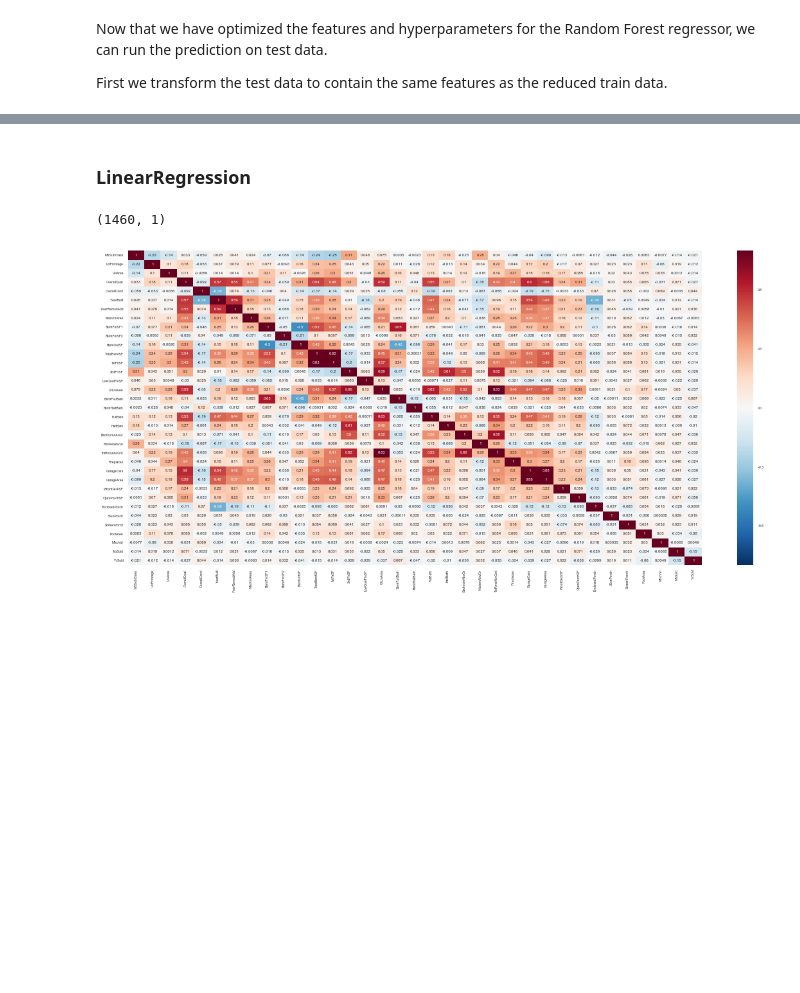
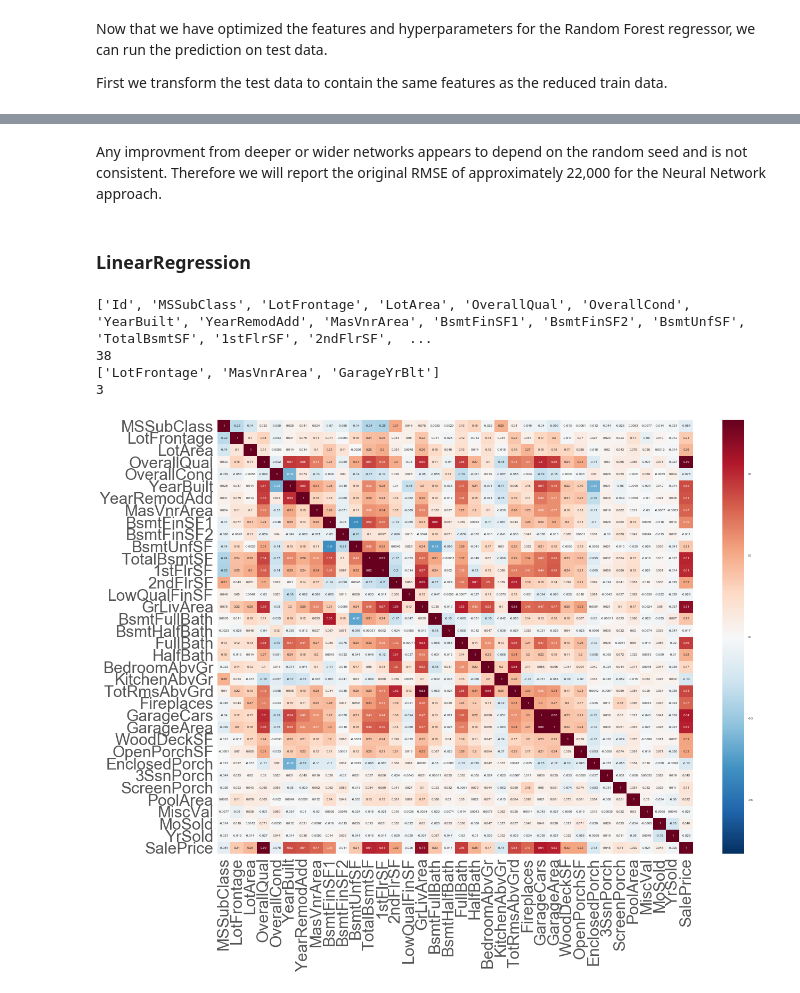
Before and after one commit to saurav-datta/house-prices, a Jupyter notebook: House Prices Prediction.ipynb, the cells around one changed output, grey strips where cells are left out. Saved outputs shown, nothing was run; the diff lists cells and outputs as text; code cells hidden in the pictures; blank space fills up the shorter version.

```diff
--- a/House Prices Prediction.ipynb
+++ b/House Prices Prediction.ipynb
@@ -1175,0 +1613,15 @@ RandomForest RMSE:  32514.4918846
+# %%
+# Let's plot it to better vizualize
+
+matplotlib.rc('xtick', labelsize=30)
+matplotlib.rc('ytick', labelsize=30)
+
+fig, ax = plt.subplots(figsize=(50, 40))
+
+plt.style.use('ggplot')
+plt.plot(predictions.values, reality.values, 'ro')
+plt.xlabel('Predictions', fontsize = 30)
+plt.ylabel('Reality', fontsize = 30)
+plt.title('Predictions x Reality on dataset Test', fontsize = 30)
+ax.plot([reality.min(), reality.max()], [reality.min(), reality.max()], 'k--', lw=4)
+plt.show()
@@ -1176,2 +1702,4 @@ RandomForest RMSE:  32514.4918846
+# %% [markdown]
+Any improvment from deeper or wider networks appears to depend on the random seed and is not consistent. Therefore we will report the original RMSE of approximately 22,000 for the Neural Network approach.
 # %% [markdown]
 ### LinearRegression
@@ -1180,5 +1705,0 @@ lr_train_data_num=copy.deepcopy(train_data_num)
-# %%
-lr_labels=labels.to_frame()
-print()
-# %% [output]
-(1460, 1)
@@ -1187,11 +1706,40 @@ lr_train_data_num[['SalePrice']]=
+# %%
+# Load in the data
+lr_train = pd.read_csv('train.csv')
+lr_test = pd.read_csv('test.csv')
+# %%
+# Identify numerical features
+lr_train_data_num = lr_train.select_dtypes(include=['int64','float64'])
+print(list(lr_train_data_num))
+Nnum = lr_train_data_num.shape[1]
+print(Nnum)
+nullnum = []
+for col in lr_train_data_num:
+    na_count = len(lr_train_data_num[lr_train[col].isnull()][col])
+    if na_count > 0:
+        nullnum.append(col)
+print(nullnum)
+print(len(nullnum))
+# %% [output]
+['Id', 'MSSubClass', 'LotFrontage', 'LotArea', 'OverallQual', 'OverallCond', 'YearBuilt', 'YearRemodAdd', 'MasVnrArea', 'BsmtFinSF1', 'BsmtFinSF2', 'BsmtUnfSF', 'TotalBsmtSF', '1stFlrSF', '2ndFlrSF',  ...
+38
+['LotFrontage', 'MasVnrArea', 'GarageYrBlt']
+3
+# %%
+nullnum.remove("GarageYrBlt")
+lr_train[nullnum] = lr_train[nullnum].fillna(0)
+lr_train = lr_train.drop("Id", axis = 1)
+lr_train = lr_train.drop("GarageYrBlt", axis = 1)
+lr_train_data_num = lr_train.select_dtypes(include=['int64','float64'])
 # %%
-corrmat = train_data_num.corr()
-f, ax = plt.subplots(figsize=(20, 9))
+# correlation matrix
+corrmat = lr_train_data_num.corr()
+f, ax = plt.subplots(figsize=(20, 15))
 sns.set(font_scale=0.5)  #
 sns.heatmap(corrmat, vmax=.8, annot=True);
 plt.show()
 # %% [output]
-[figure, old version]
+[figure, new version]
 # %%
 # most correlated features
 top_corr_features = corrmat.index[abs(corrmat["SalePrice"])>0.5]
```
Also changed, not shown: parts of 100 cells of this notebook.
